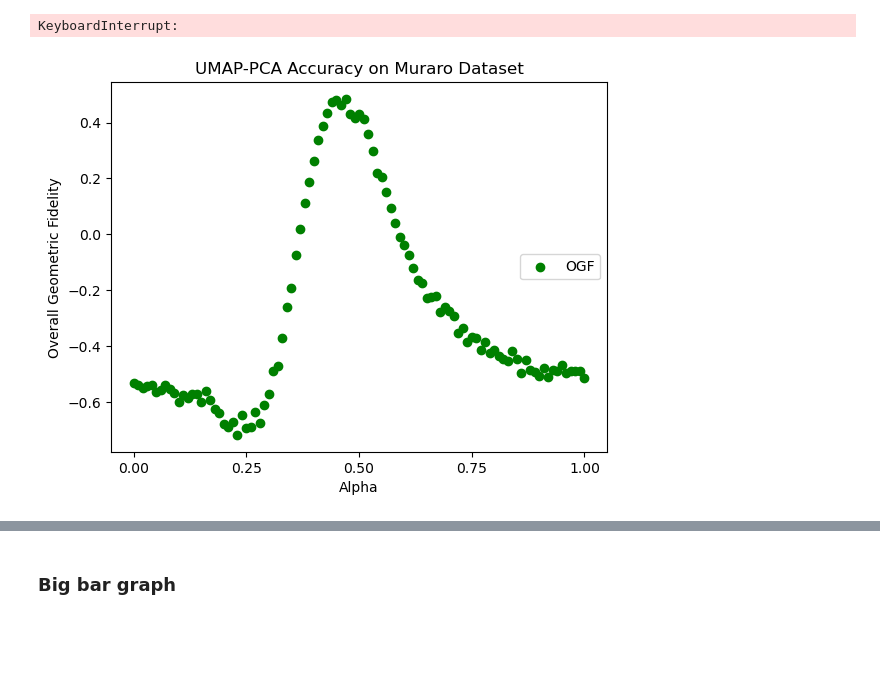
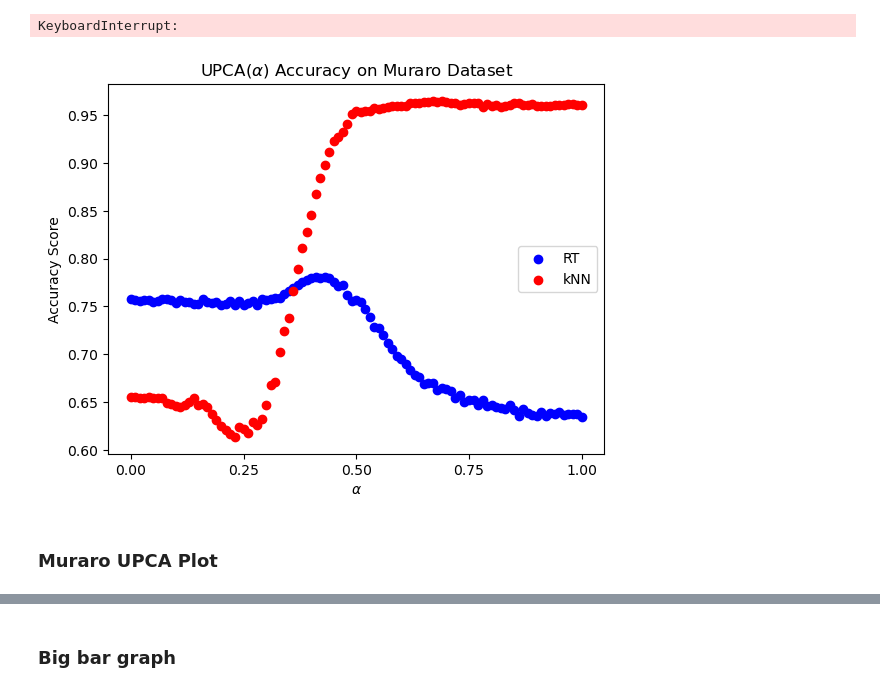
Before and after one commit to corinne-ort/drpaper25, a Jupyter notebook: sick_plots.ipynb, the cells around one changed output, grey strips where cells are left out. Saved outputs shown, nothing was run; the diff lists cells and outputs as text; code cells hidden in the pictures; blank space fills up the shorter version.

Commit message:
rename hybrid to UPCA

```diff
--- a/sick_plots.ipynb
+++ b/sick_plots.ipynb
@@ -68,26 +68,26 @@ muraro_df = pd.read_csv(f"{cwd}/muraro_df_with_ogf.csv")
 alpha_list = np.linspace(0,1,101)
 # %%
 # create plot
-#metrics = ['rt', 'knn', 'ogf'] # Corinne 9-19 -- remove CT metric, graph OGF
-#color_map = {'rt': 'blue','knn':'red', 'ogf':'green'}
-#label_map = {'rt': 'RT','knn': 'kNN', 'ogf':'OGF'}
+metrics = ['rt', 'knn'] # Corinne 9-19 -- remove CT metric, graph OGF
+color_map = {'rt': 'blue','knn':'red'}
+label_map = {'rt': 'RT','knn': 'kNN'}
 
-metrics = ['ogf']
-color_map = {'ogf':'green'}
-label_map = {'ogf':'OGF'}
+#metrics = ['ogf']
+#color_map = {'ogf':'green'}
+#label_map = {'ogf':'OGF'}
 
 
 plt.figure()
 for metric in metrics:
     plt.scatter(alpha_list, muraro_df[metric], color=color_map[metric],label= label_map[metric])
 plt.xticks(np.linspace(0,1,5))
-plt.title("UMAP-PCA Accuracy on Muraro Dataset")
-plt.xlabel('Alpha')
-plt.ylabel('Overall Geometric Fidelity')
+plt.title("UPCA($\\alpha$) Accuracy on Muraro Dataset")
+plt.xlabel('$\\alpha$')
+plt.ylabel('Accuracy Score')
 plt.legend(loc='right')
 plt.show()
 # %% [output]
-[figure, old version]
+[figure, new version]
 # %%
 # what if I wanted to add OGF to Muraro plot?
 # Corinne 9-19
@@ -114,3 +114,5 @@ for i, idx in enumerate(muraro_copy.index):
     muraro_copy.at[idx, 'ogf'] = 0.5*zrt + 0.5*zknn # save ogf
 # %%
 muraro_copy.to_csv(f"{cwd}/muraro_df_with_ogf.csv", index=False)
+# %% [markdown]
+### Muraro UPCA Plot ###
```
Also changed, not shown: parts of 7 cells of this notebook.
